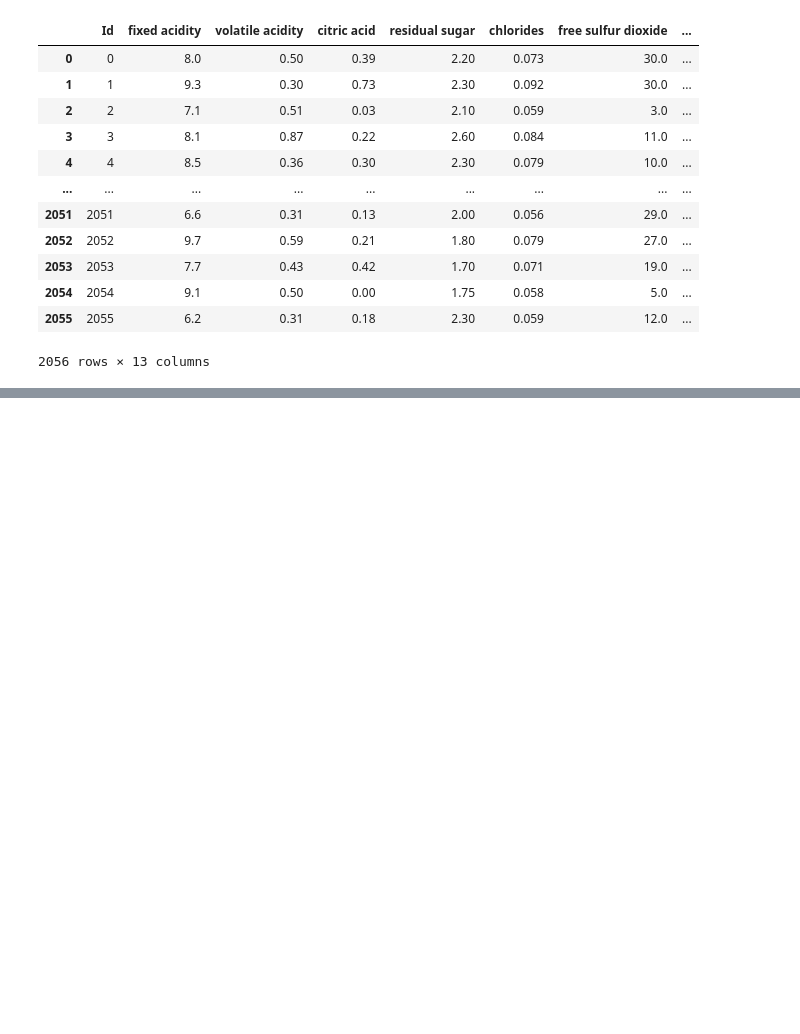
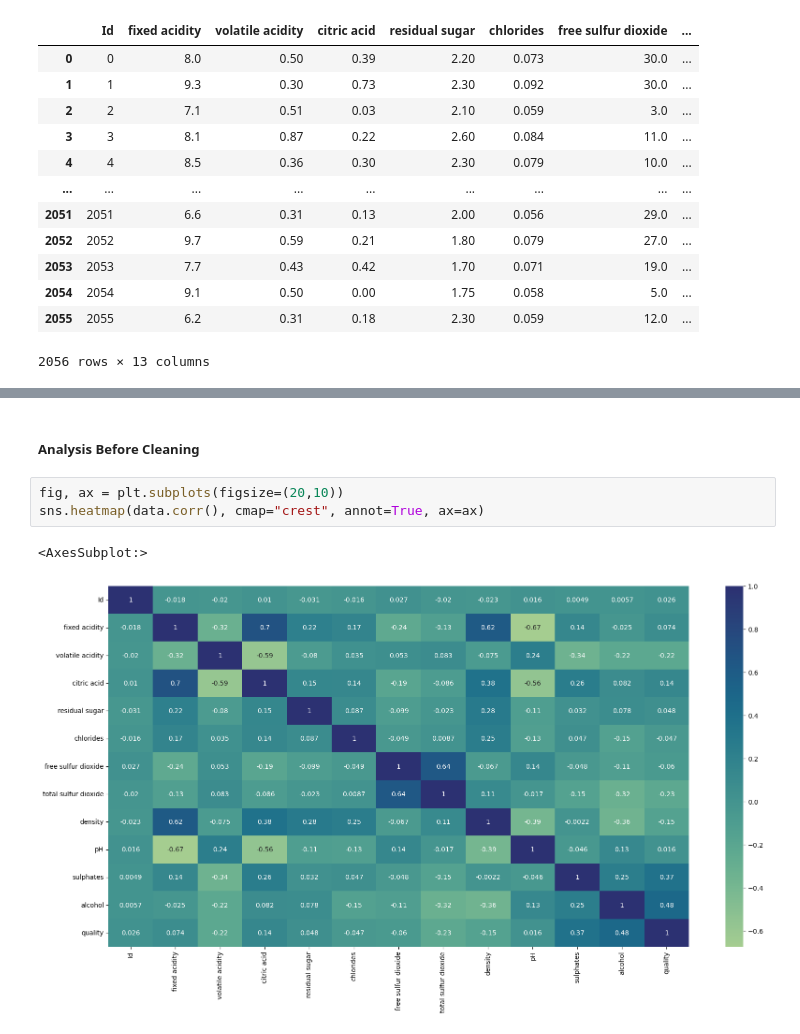
Before and after one commit to BuckGuy/HackAI2023, a Jupyter notebook: ai/HackAIWine.ipynb, the cells around one changed output, grey strips where cells are left out. Drawn from its saved outputs; the diff is of its cells as text; blank space fills up the shorter version.

```diff
--- a/ai/HackAIWine.ipynb
+++ b/ai/HackAIWine.ipynb
@@ -24,0 +37,8 @@ data
+# %% [markdown]
+##### Analysis Before Cleaning
+# %%
+fig, ax = plt.subplots(figsize=(20,10))
+sns.heatmap(data.corr(), cmap="crest", annot=True, ax=ax)
+# %% [output]
+<AxesSubplot:>
+[figure, added]
```
Also changed, not shown: parts of 5 cells of this notebook.
